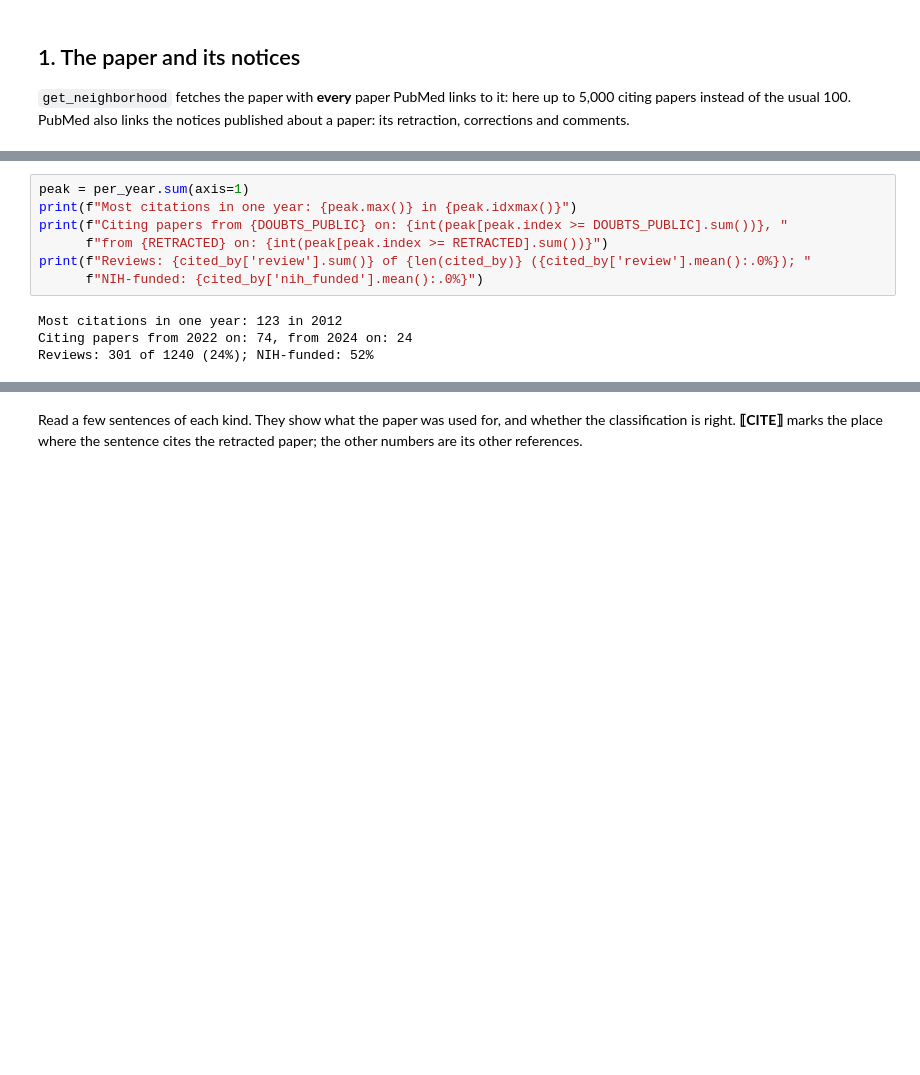
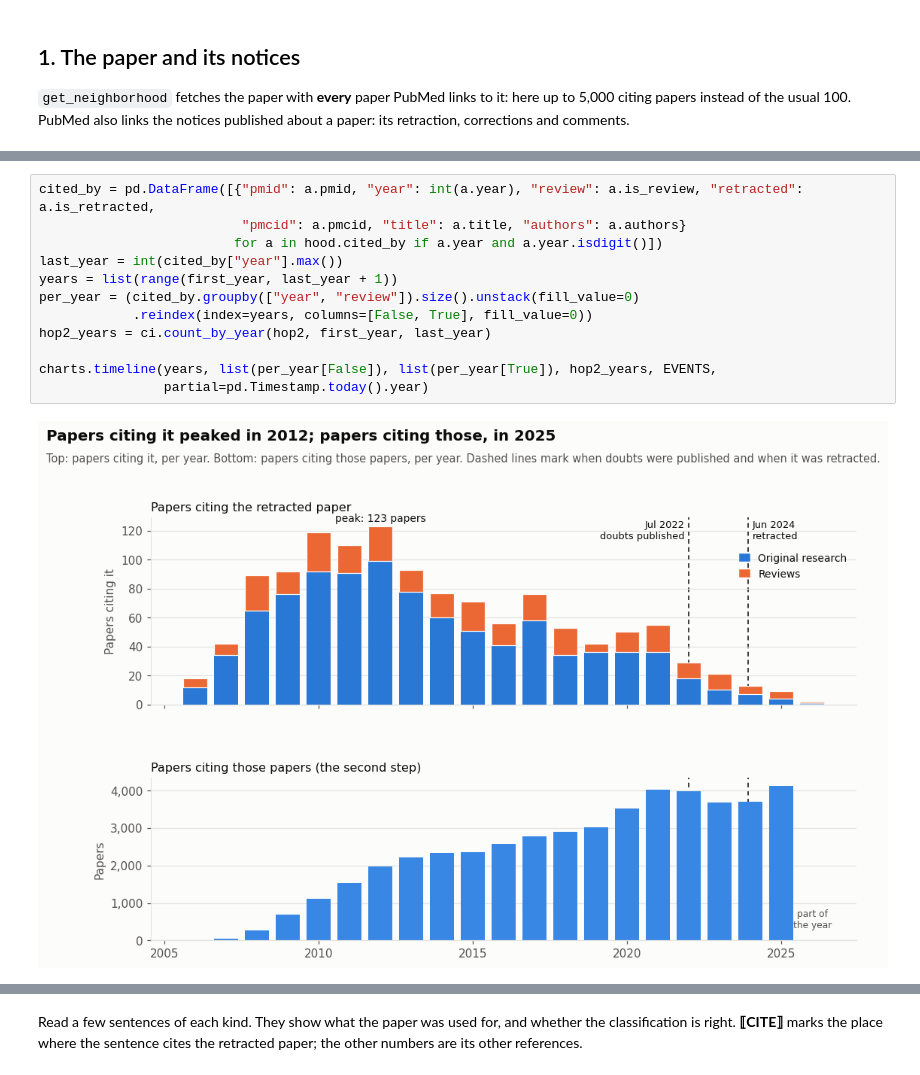
Before and after one commit to melhzy/pubmed-stream, a Jupyter notebook: tutorials/08_retraction_impact.ipynb, the cells around one changed output, grey strips where cells are left out. Cells and saved outputs as stored; diff of their text form; blank space fills up the shorter version.

```diff
--- a/tutorials/08_retraction_impact.ipynb
+++ b/tutorials/08_retraction_impact.ipynb
@@ -170,14 +105,17 @@ plt.show()
-# %%
-peak = per_year.sum(axis=1)
-print(f"Most citations in one year: {peak.max()} in {peak.idxmax()}")
-print(f"Citing papers from {DOUBTS_PUBLIC} on: {int(peak[peak.index >= DOUBTS_PUBLIC].sum())}, "
-      f"from {RETRACTED} on: {int(peak[peak.index >= RETRACTED].sum())}")
-print(f"Reviews: {cited_by['review'].sum()} of {len(cited_by)} ({cited_by['review'].mean():.0%}); "
-      f"NIH-funded: {cited_by['nih_funded'].mean():.0%}")
-# %% [output]
-Most citations in one year: 123 in 2012
-Citing papers from 2022 on: 74, from 2024 on: 24
-Reviews: 301 of 1240 (24%); NIH-funded: 52%
+# %%
+cited_by = pd.DataFrame([{"pmid": a.pmid, "year": int(a.year), "review": a.is_review, "retracted": a.is_retracted,
+                          "pmcid": a.pmcid, "title": a.title, "authors": a.authors}
+                         for a in hood.cited_by if a.year and a.year.isdigit()])
+last_year = int(cited_by["year"].max())
+years = list(range(first_year, last_year + 1))
+per_year = (cited_by.groupby(["year", "review"]).size().unstack(fill_value=0)
+            .reindex(index=years, columns=[False, True], fill_value=0))
+hop2_years = ci.count_by_year(hop2, first_year, last_year)
+
+charts.timeline(years, list(per_year[False]), list(per_year[True]), hop2_years, EVENTS,
+                partial=pd.Timestamp.today().year)
+# %% [output]
+[figure, added]
 # %% [markdown]
 ## 4. How was it cited?
 
```
Also changed, not shown: parts of 38 cells of this notebook, 3 other files.
